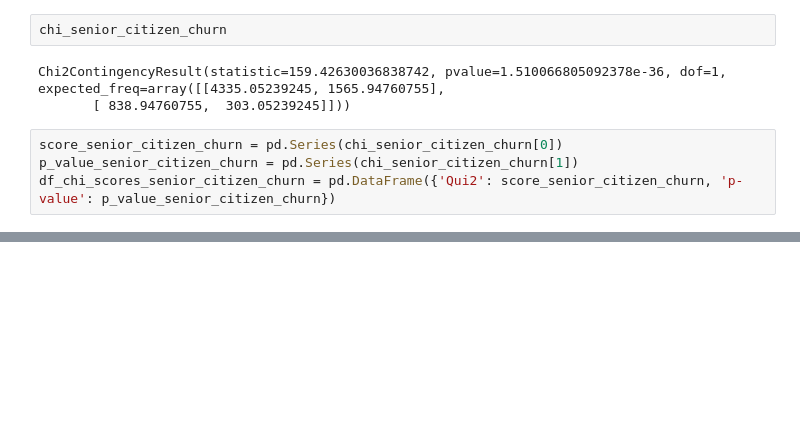
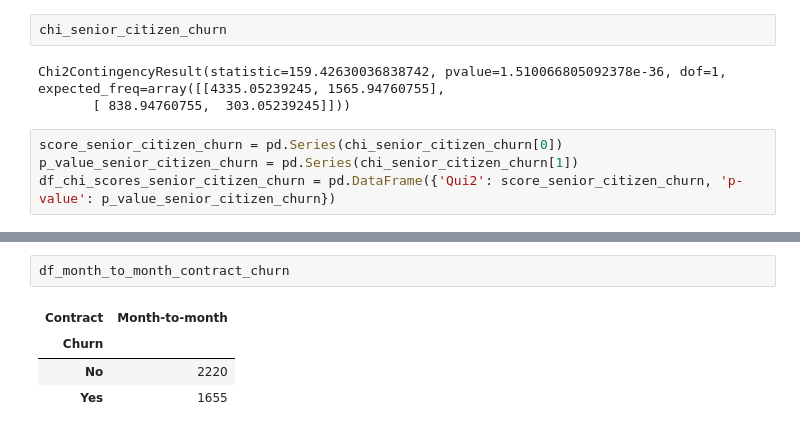
Before and after one commit to gjovs/rockeatseat_ia_track, a Jupyter notebook: eda/eda_churn.ipynb, the cells around one changed output, grey strips where cells are left out. Cells and saved outputs as stored; diff of their text form; blank space fills up the shorter version.

```diff
--- a/eda/eda_churn.ipynb
+++ b/eda/eda_churn.ipynb
@@ -909,0 +920,7 @@ df_chi_scores_senior_citizen_churn
+# %%
+df_month_to_month_contract_churn
+# %% [output]
+| Contract | Month-to-month |
+| Churn |  |
+| No | 2220 |
+| Yes | 1655 |
```
Also changed, not shown: parts of 8 cells of this notebook.
